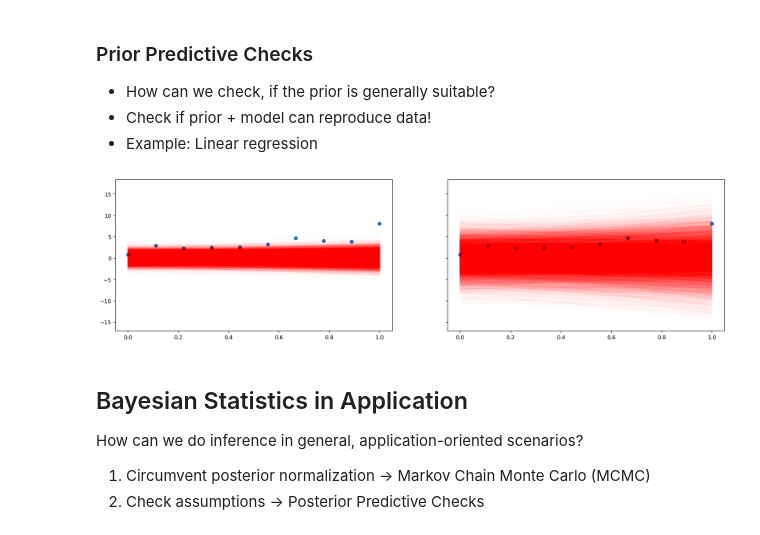
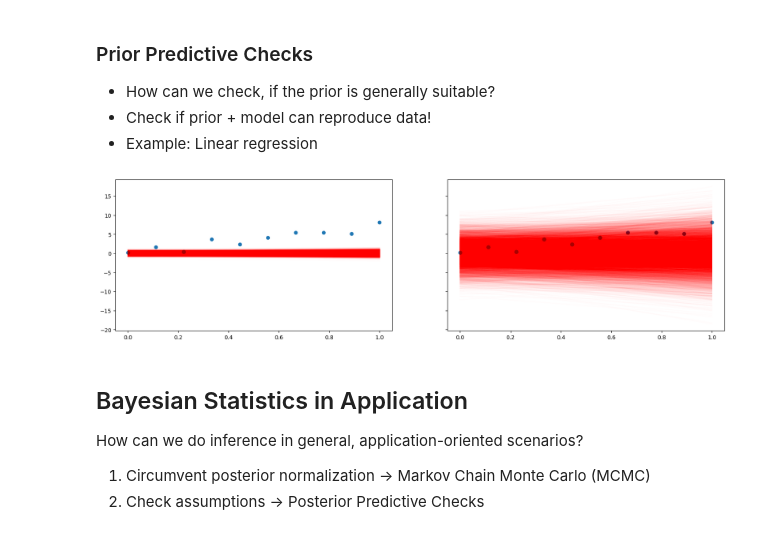
Before and after one commit to ANTS-ON/BayesianStats, a Jupyter notebook: script.ipynb, the cells around one changed output. Drawn from its saved outputs; the diff is of its cells as text; code cells hidden in the pictures.

```diff
--- a/script.ipynb
+++ b/script.ipynb
@@ -236,10 +235,10 @@ def show_with_prior(ax, prior):
 # %%
 fig, ax = plt.subplots(1, 2, figsize=(20, 5), sharey=True)
-show_with_prior(ax[0], scipy.stats.multivariate_normal(np.zeros(2), np.identity(2)))
+show_with_prior(ax[0], scipy.stats.multivariate_normal(np.zeros(2), 1e-1 * np.identity(2)))
 show_with_prior(ax[1], scipy.stats.multivariate_normal(np.zeros(2), 10 * np.identity(2)))
 plt.show()
 # %% [output]
-[figure, old version]
+[figure, new version]
 # %% [markdown]
 ## Bayesian Statistics in Application
 
```
Also changed, not shown: parts of 6 cells of this notebook.
